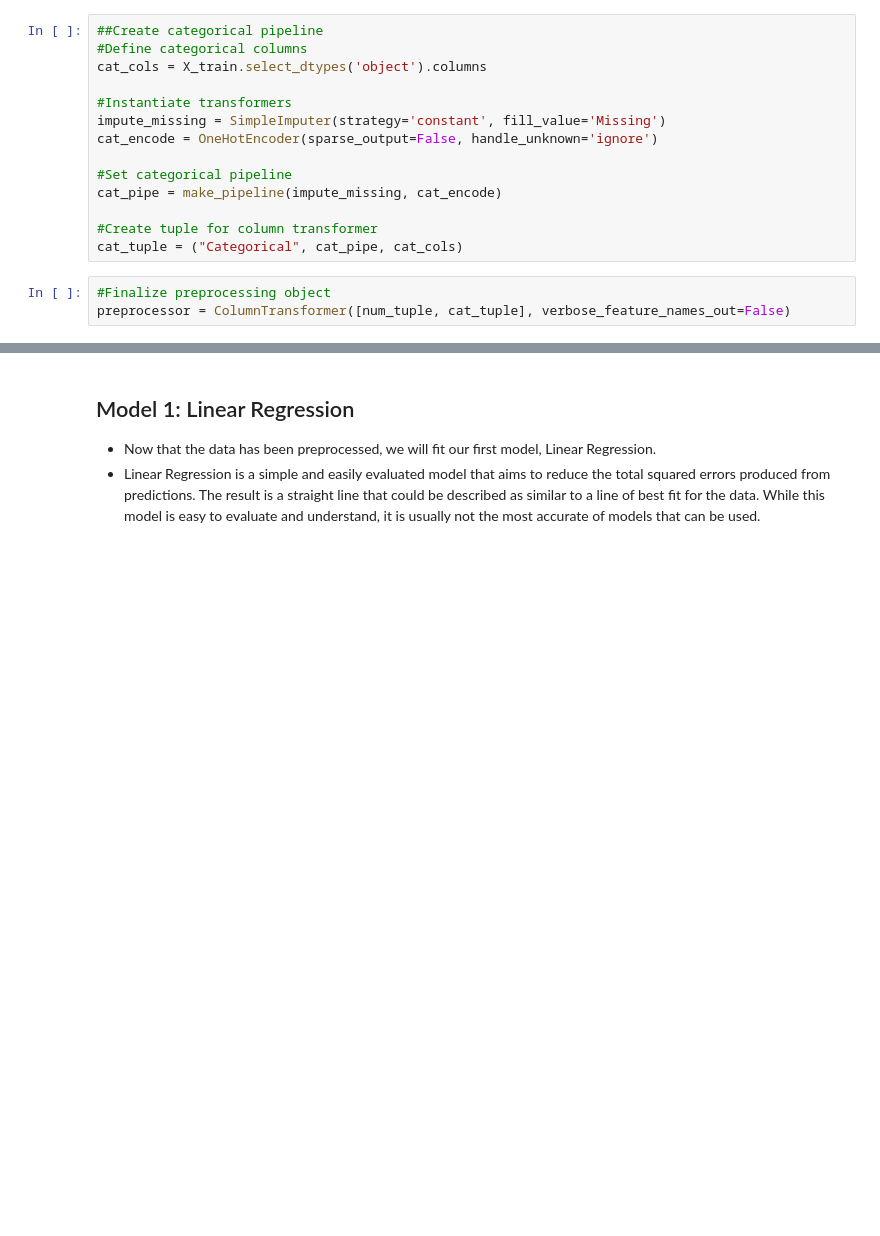
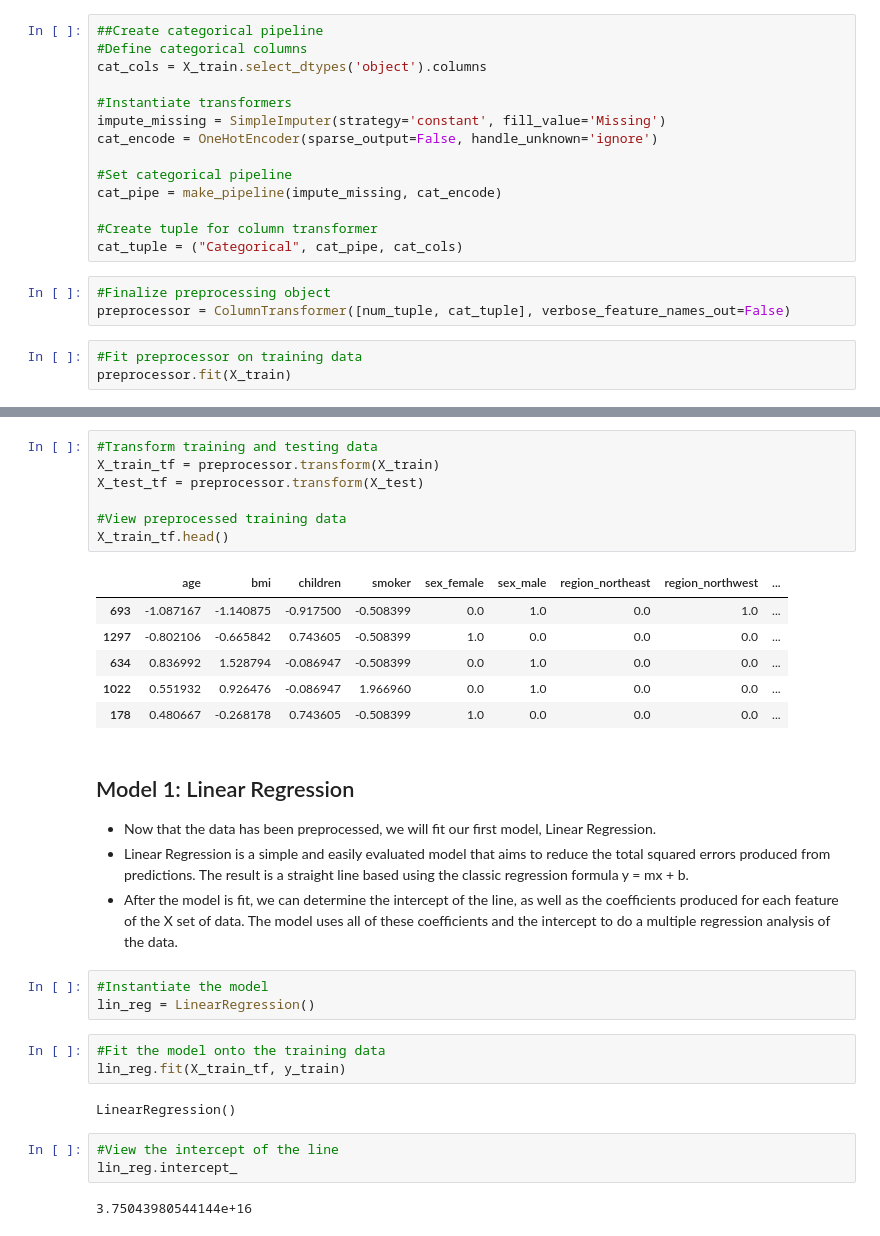
Before and after one commit to krisbarbier/Machine-Learning-101, a Jupyter notebook: Machine Learning 101 - Regression.ipynb, the cells around one changed output, grey strips where cells are left out. Drawn from its saved outputs; the diff is of its cells as text; blank space fills up the shorter version.

Commit message:
Added linear regression

```diff
--- a/Machine Learning 101 - Regression.ipynb
+++ b/Machine Learning 101 - Regression.ipynb
@@ -120,3 +120,6 @@ cat_tuple = ("Categorical", cat_pipe, cat_cols)
 # %%
 #Finalize preprocessing object
 preprocessor = ColumnTransformer([num_tuple, cat_tuple], verbose_feature_names_out=False)
+# %%
+#Fit preprocessor on training data
+preprocessor.fit(X_train)
@@ -123,5 +142,33 @@ preprocessor = ColumnTransformer([num_tuple, cat_tuple], verbose_feature_names_o
+# %%
+#Transform training and testing data
+X_train_tf = preprocessor.transform(X_train)
+X_test_tf = preprocessor.transform(X_test)
+
+#View preprocessed training data
+X_train_tf.head()
+# %% [output]
+|  | age | bmi | children | smoker | sex_female | sex_male | region_northeast | region_northwest | ... |
+| 693 | -1.087167 | -1.140875 | -0.917500 | -0.508399 | 0.0 | 1.0 | 0.0 | 1.0 | ... |
+| 1297 | -0.802106 | -0.665842 | 0.743605 | -0.508399 | 1.0 | 0.0 | 0.0 | 0.0 | ... |
+| 634 | 0.836992 | 1.528794 | -0.086947 | -0.508399 | 0.0 | 1.0 | 0.0 | 0.0 | ... |
+| 1022 | 0.551932 | 0.926476 | -0.086947 | 1.966960 | 0.0 | 1.0 | 0.0 | 0.0 | ... |
+| 178 | 0.480667 | -0.268178 | 0.743605 | -0.508399 | 1.0 | 0.0 | 0.0 | 0.0 | ... |
 # %% [markdown]
 ## Model 1: Linear Regression
 
 - Now that the data has been preprocessed, we will fit our first model, Linear Regression.
-- Linear Regression is a simple and easily evaluated model that aims to reduce the total squared errors produced from predictions. The result is a straight line that could be described as similar to a line of best fit for the data. While this model is easy to evaluate and understand, it is usually not the most accurate of models that can be used.
+- Linear Regression is a simple and easily evaluated model that aims to reduce the total squared errors produced from predictions. The result is a straight line based using the classic regression formula y = mx + b.
+- After the model is fit, we can determine the intercept of the line, as well as the coefficients produced for each feature of the X set of data. The model uses all of these coefficients and the intercept to do a multiple regression analysis of the data.
+# %%
+#Instantiate the model
+lin_reg = LinearRegression()
+# %%
+#Fit the model onto the training data
+lin_reg.fit(X_train_tf, y_train)
+# %% [output]
+LinearRegression()
+# %%
+#View the intercept of the line
+lin_reg.intercept_
+# %% [output]
+3.75043980544144e+16
```
Also changed, not shown: parts of 12 cells of this notebook.
